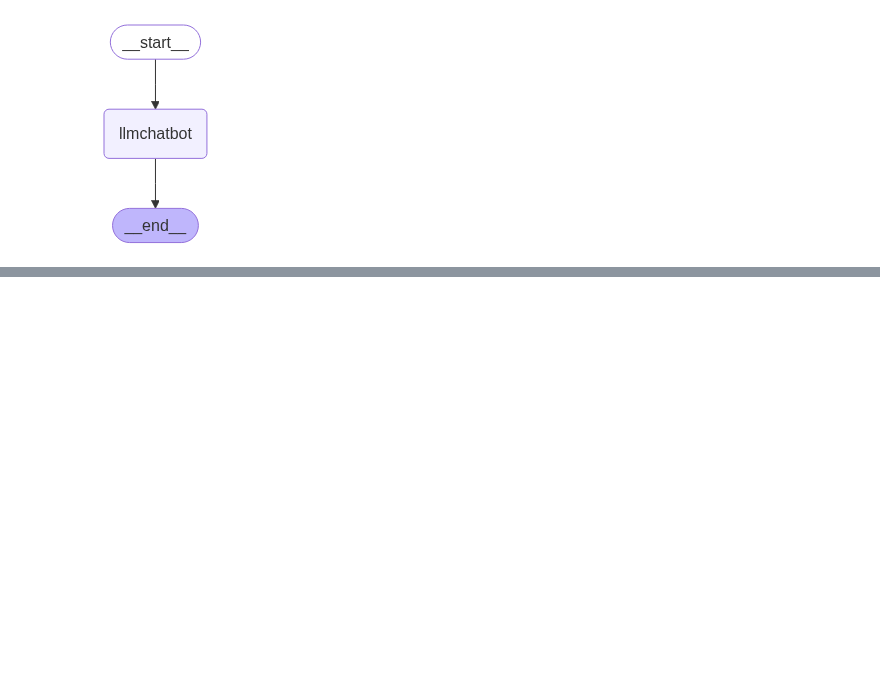
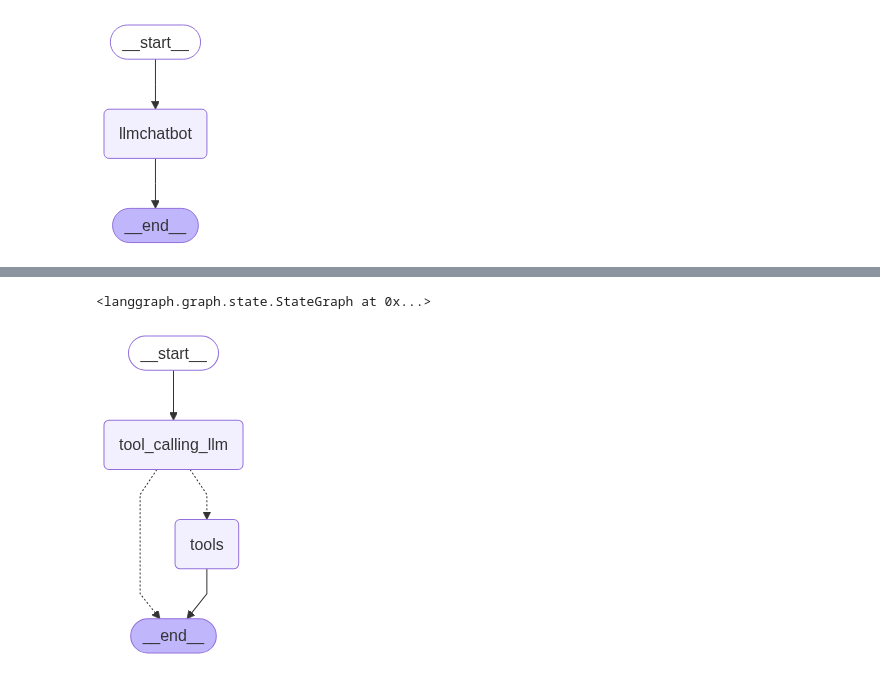
Before and after one commit to RohitRP22/Agentic_AI_repo, a Jupyter notebook: basic_chatbot/basic_chatbot.ipynb, the cells around one changed output, grey strips where cells are left out. Cells and saved outputs as stored; diff of their text form; code cells hidden in the pictures; blank space fills up the shorter version.

Commit message:
Binding tools like Tavily API and custom function

```diff
--- a/basic_chatbot/basic_chatbot.ipynb
+++ b/basic_chatbot/basic_chatbot.ipynb
@@ -114,0 +147,7 @@ I'm just an AI, I don't have feelings or emotions like humans do, so I don't hav
+# %%
+tools = [tool, MultiplyXbyY]
+# List of tools to be used in the graph
+# %%
+llm_with_tools = llm.bind_tools(tools)
+# Bind the tools to the LLM
+# This will allow the LLM to use the tools in its responses
@@ -114,0 +158,39 @@ I'm just an AI, I don't have feelings or emotions like humans do, so I don't hav
+# %%
+##Node definition
+def tool_calling_llm(state: state) -> str:
+    """_summary_
+
+    Args:
+        state (state): _description_
+
+    Returns:
+        str: _description_
+    """
+    return {"messages": [llm_with_tools.invoke(state["messages"])]}
+
+
+builder = StateGraph(state)
+builder.add_node(
+    "tool_calling_llm",
+    tool_calling_llm
+)
+builder.add_node(
+    "tools",
+    ToolNode(tools)
+)
+
+#add the edges to the graph
+builder.add_edge(START, "tool_calling_llm")
+builder.add_conditional_edges("tool_calling_llm", tools_condition)
+# if the tool calling LLM returns a tool call, it will go to the tools node
+# if the LLM does not return a tool call, it will go to the END state
+builder.add_edge("tools", END)
+# %% [output]
+<langgraph.graph.state.StateGraph at 0x...>
+# %%
+#compile the graph
+graph = builder.compile()
+# %%
+display(Image(graph.get_graph().draw_mermaid_png()))
+# %% [output]
+[figure, added]
```
Also changed, not shown: parts of 27 cells of this notebook, 4 other files.
